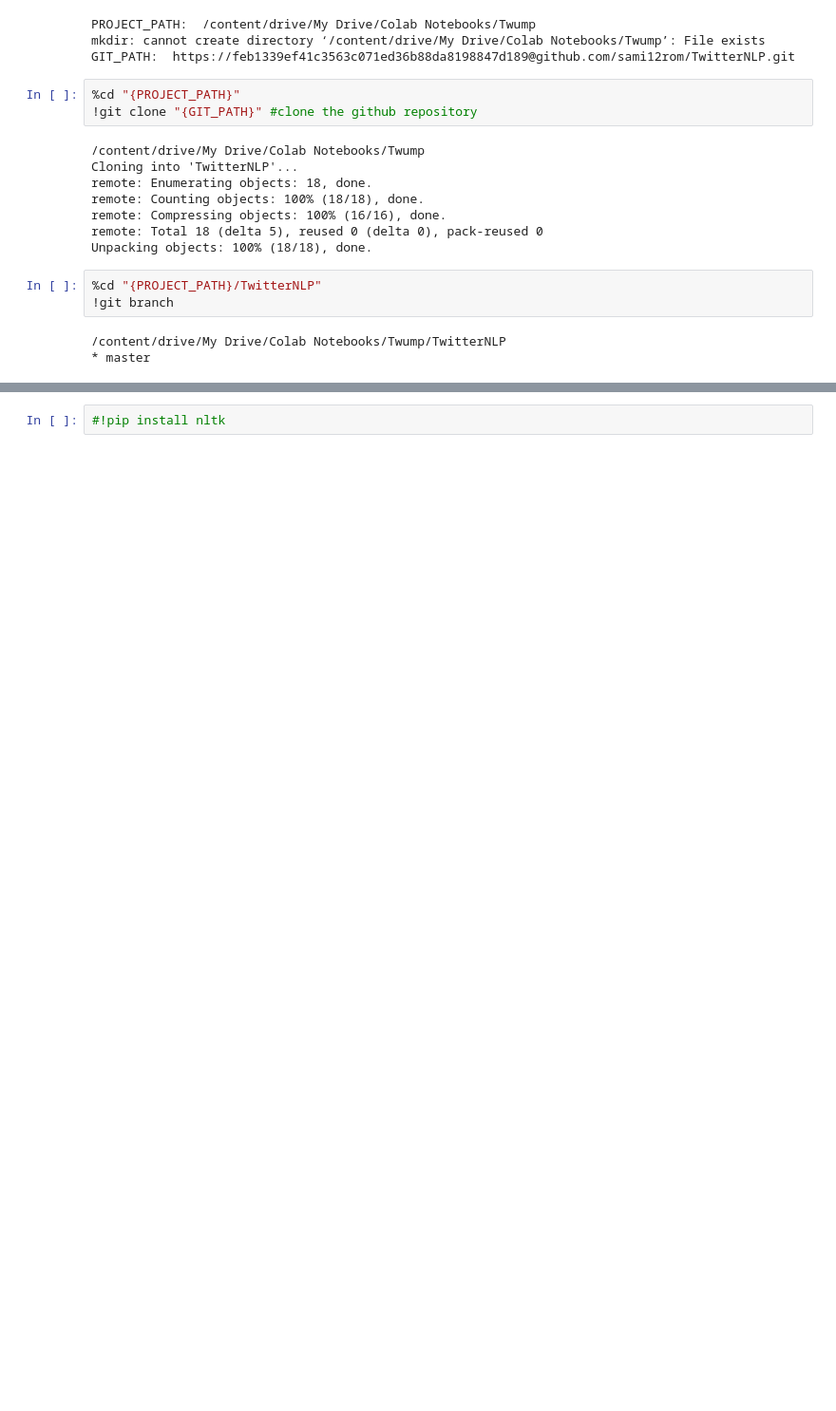
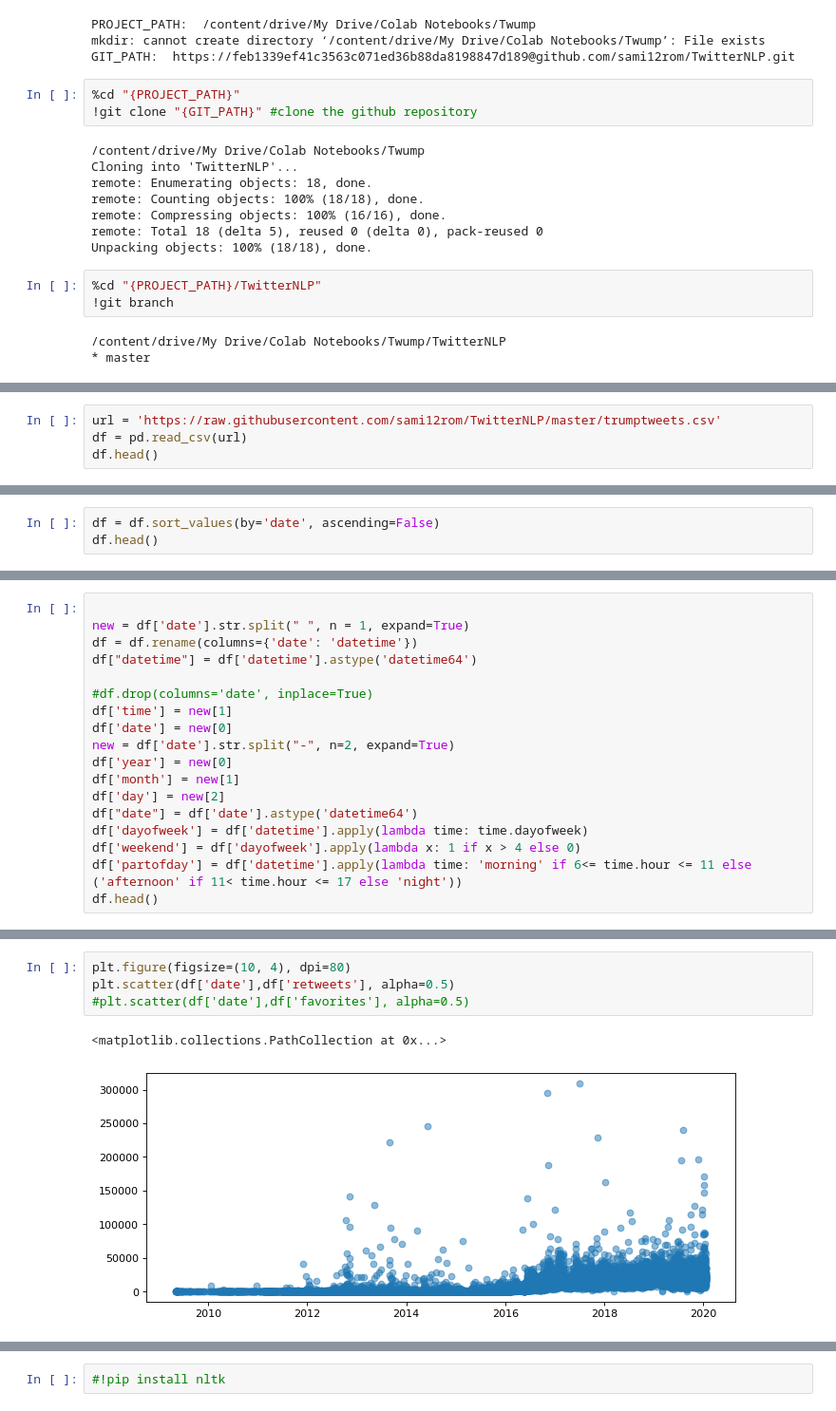
Before and after one commit to sami12rom/TwitterNLP, a Jupyter notebook: 1.ipynb, the cells around one changed output, grey strips where cells are left out. Shown at 95% size. Cells and saved outputs as stored; diff of their text form; blank space fills up the shorter version.

```diff
--- a/1.ipynb
+++ b/1.ipynb
@@ -58,0 +88,4 @@ Unpacking objects: 100% (18/18), done.
+# %%
+url = 'https://raw.githubusercontent.com/sami12rom/TwitterNLP/master/trumptweets.csv'
+df = pd.read_csv(url)
+df.head()
@@ -58,0 +99,3 @@ Unpacking objects: 100% (18/18), done.
+# %%
+df = df.sort_values(by='date', ascending=False)
+df.head()
@@ -58,0 +151,18 @@ Unpacking objects: 100% (18/18), done.
+# %%
+
+new = df['date'].str.split(" ", n = 1, expand=True)
+df = df.rename(columns={'date': 'datetime'})
+df["datetime"] = df['datetime'].astype('datetime64')
+
+#df.drop(columns='date', inplace=True)
+df['time'] = new[1]
+df['date'] = new[0]
+new = df['date'].str.split("-", n=2, expand=True)
+df['year'] = new[0]
+df['month'] = new[1]
+df['day'] = new[2]
+df["date"] = df['date'].astype('datetime64')
+df['dayofweek'] = df['datetime'].apply(lambda time: time.dayofweek)
+df['weekend'] = df['dayofweek'].apply(lambda x: 1 if x > 4 else 0)
+df['partofday'] = df['datetime'].apply(lambda time: 'morning' if 6<= time.hour <= 11 else ('afternoon' if 11< time.hour <= 17 else 'night'))
+df.head()
@@ -58,0 +197,7 @@ Unpacking objects: 100% (18/18), done.
+# %%
+plt.figure(figsize=(10, 4), dpi=80)
+plt.scatter(df['date'],df['retweets'], alpha=0.5)
+#plt.scatter(df['date'],df['favorites'], alpha=0.5)
+# %% [output]
+<matplotlib.collections.PathCollection at 0x...>
+[figure, added]
```
Also changed, not shown: parts of 35 cells of this notebook.
